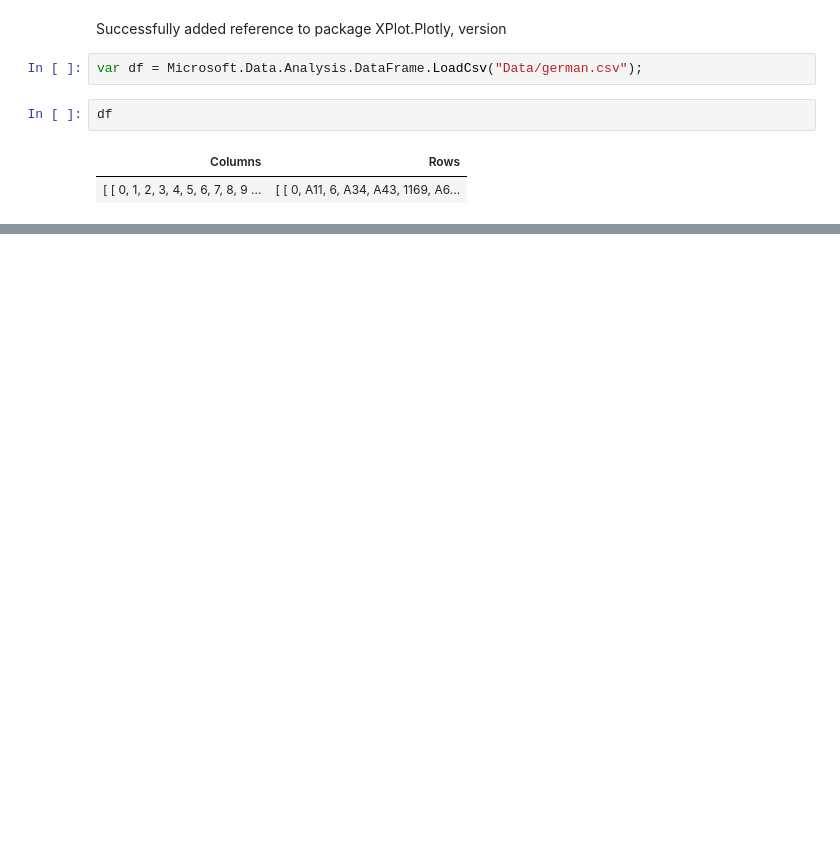
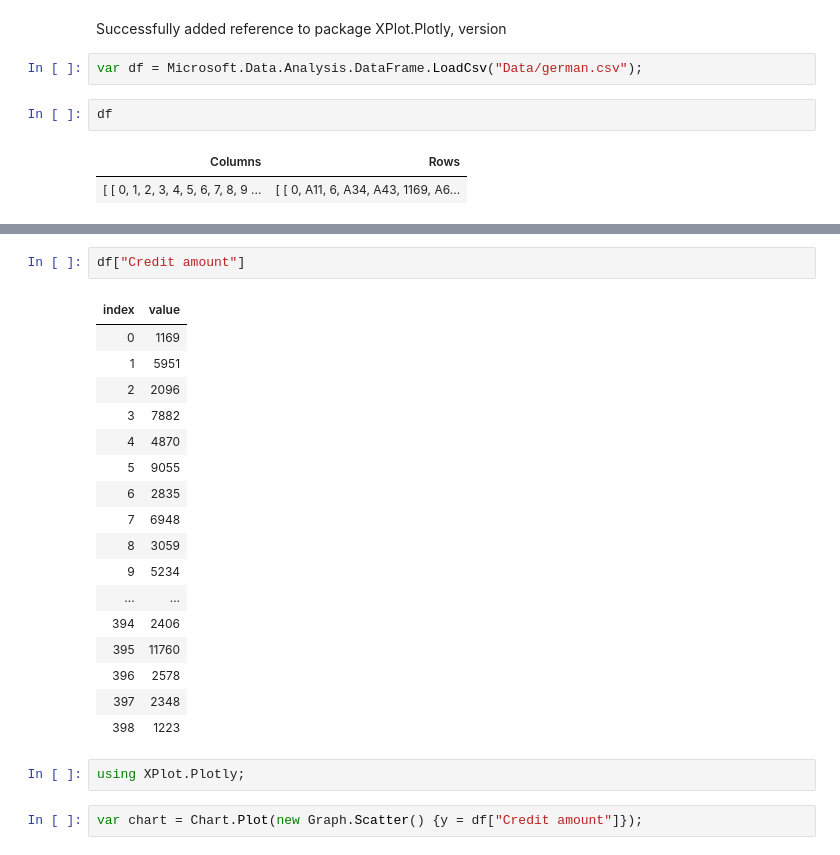
Before and after one commit to naoyaikeda/cstry_exam, a Jupyter notebook: exam001.ipynb, the cells around one changed output, grey strips where cells are left out. Drawn from its saved outputs; the diff is of its cells as text; blank space fills up the shorter version.

Commit message:
Add chart

```diff
--- a/exam001.ipynb
+++ b/exam001.ipynb
@@ -26,0 +47,24 @@ df
+# %%
+df["Credit amount"]
+# %% [output]
+| index | value |
+| 0 | 1169 |
+| 1 | 5951 |
+| 2 | 2096 |
+| 3 | 7882 |
+| 4 | 4870 |
+| 5 | 9055 |
+| 6 | 2835 |
+| 7 | 6948 |
+| 8 | 3059 |
+| 9 | 5234 |
+| ... | ... |
+| 394 | 2406 |
+| 395 | 11760 |
+| 396 | 2578 |
+| 397 | 2348 |
+| 398 | 1223 |
+# %%
+using XPlot.Plotly;
+# %%
+var chart = Chart.Plot(new Graph.Scatter() {y = df["Credit amount"]});
```
Also changed, not shown: parts of 5 cells of this notebook.
